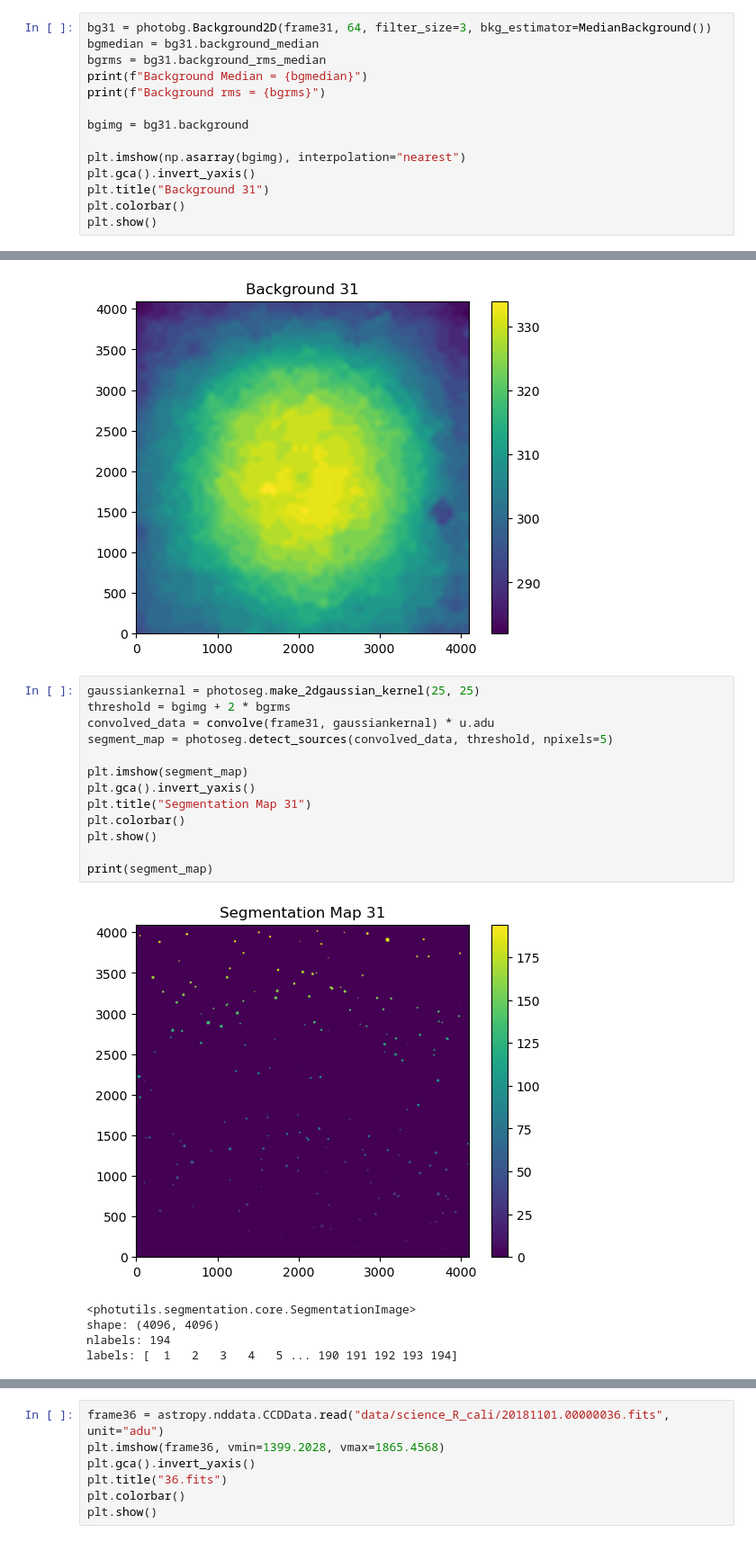
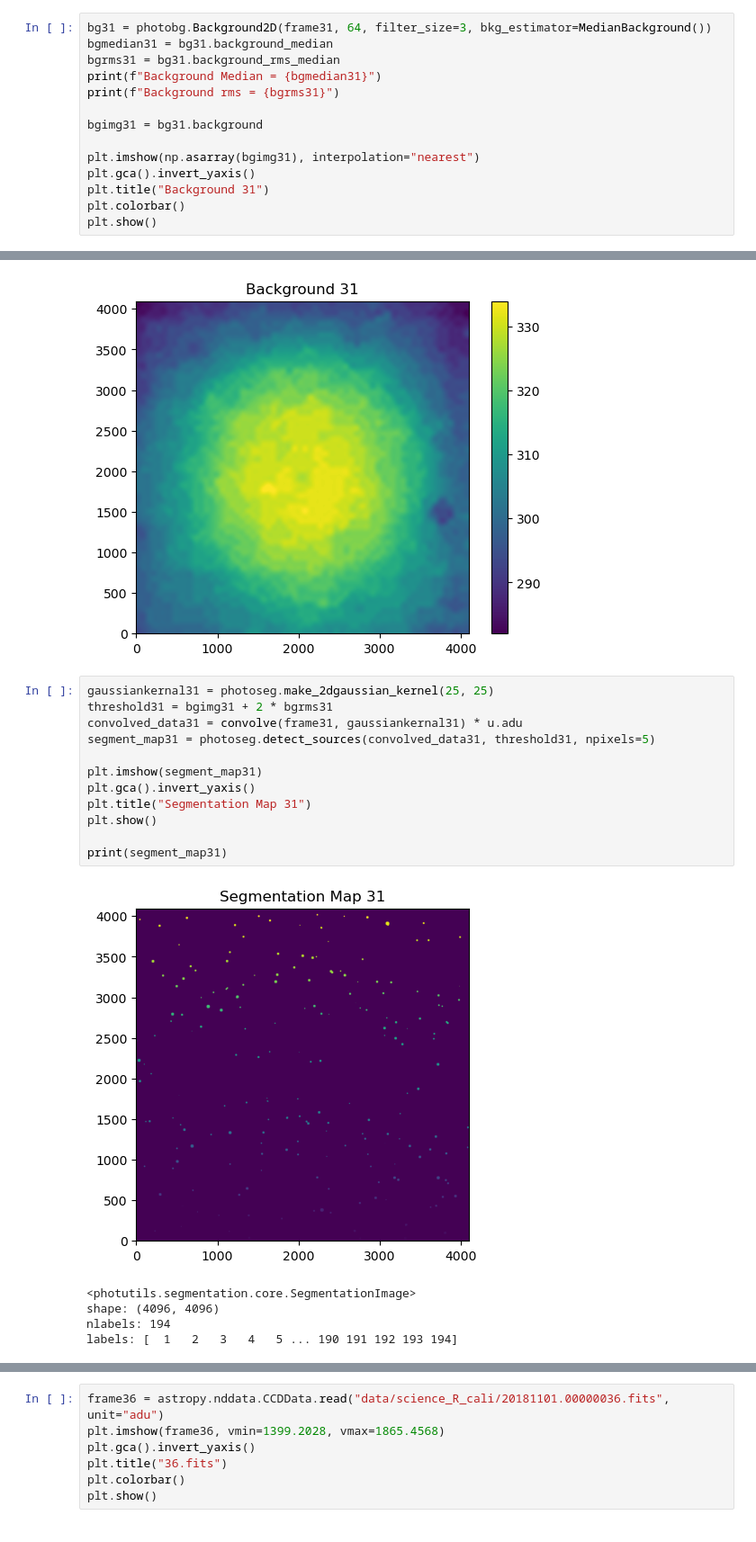
Before and after one commit to JackDavidMaher/THE-BOYZ-ARE-BACK, a Jupyter notebook: Astro_Labbook_2025.ipynb, the cells around one changed output, grey strips where cells are left out. Shown at 90% size. Drawn from its saved outputs; the diff is of its cells as text.

```diff
--- a/Astro_Labbook_2025.ipynb
+++ b/Astro_Labbook_2025.ipynb
@@ -381,14 +387,14 @@ print(f"Dimensions = {x}x{y} pixels")
 Dimensions = 4096x4096 pixels
 # %%
 bg31 = photobg.Background2D(frame31, 64, filter_size=3, bkg_estimator=MedianBackground())
-bgmedian = bg31.background_median
-bgrms = bg31.background_rms_median
-print(f"Background Median = {bgmedian}")
-print(f"Background rms = {bgrms}")
+bgmedian31 = bg31.background_median
+bgrms31 = bg31.background_rms_median
+print(f"Background Median = {bgmedian31}")
+print(f"Background rms = {bgrms31}")
 
-bgimg = bg31.background
+bgimg31 = bg31.background
 
-plt.imshow(np.asarray(bgimg), interpolation="nearest")
+plt.imshow(np.asarray(bgimg31), interpolation="nearest")
 plt.gca().invert_yaxis()
 plt.title("Background 31")
 plt.colorbar()
@@ -398,20 +404,19 @@ Background Median = 310.0 adu
 Background rms = 59.84645364707618 adu
 [figure]
 # %%
-gaussiankernal = photoseg.make_2dgaussian_kernel(25, 25)
-threshold = bgimg + 2 * bgrms
-convolved_data = convolve(frame31, gaussiankernal) * u.adu
-segment_map = photoseg.detect_sources(convolved_data, threshold, npixels=5)
+gaussiankernal31 = photoseg.make_2dgaussian_kernel(25, 25)
+threshold31 = bgimg31 + 2 * bgrms31
+convolved_data31 = convolve(frame31, gaussiankernal31) * u.adu
+segment_map31 = photoseg.detect_sources(convolved_data31, threshold31, npixels=5)
 
-plt.imshow(segment_map)
+plt.imshow(segment_map31)
 plt.gca().invert_yaxis()
 plt.title("Segmentation Map 31")
-plt.colorbar()
 plt.show()
 
-print(segment_map)
+print(segment_map31)
 # %% [output]
-[figure, old version]
+[figure, new version]
 <photutils.segmentation.core.SegmentationImage>
 shape: (4096, 4096)
 nlabels: 194
```
Also changed, not shown: parts of 13 cells of this notebook.
